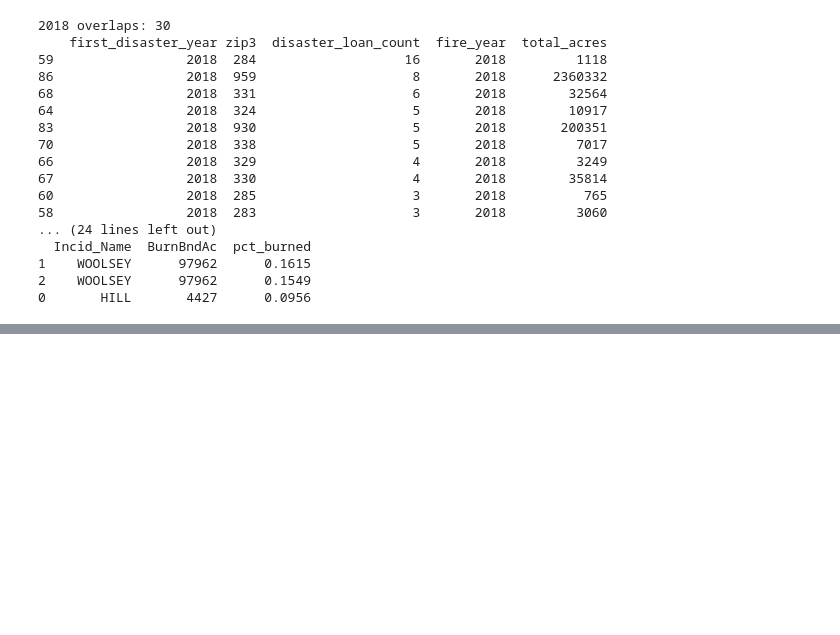
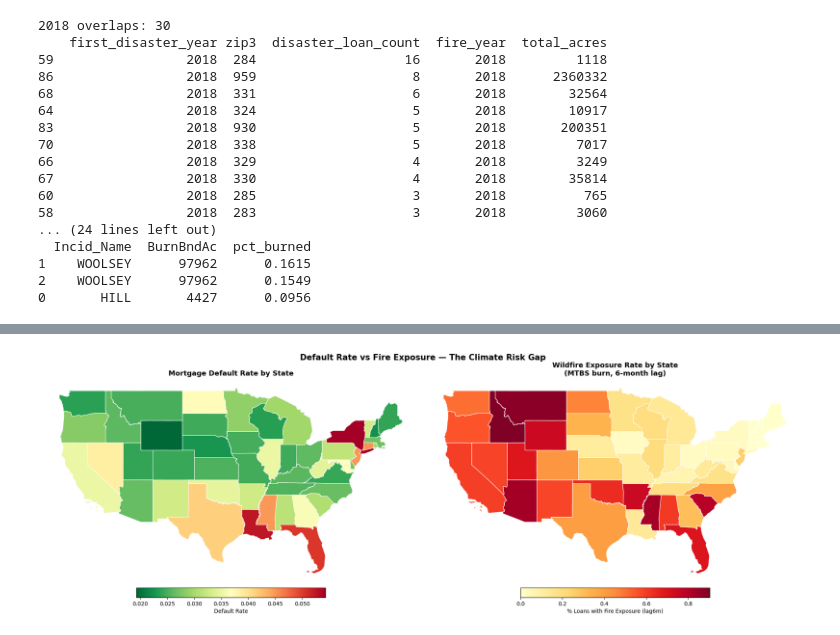
Before and after one commit to suryasridhar/quantifying-climate-risk-mortgages, a Jupyter notebook: climate_mortgage_risk.ipynb, the cells around one changed output, grey strips where cells are left out. Drawn from its saved outputs; the diff is of its cells as text; code cells hidden in the pictures; blank space fills up the shorter version.

```diff
--- a/climate_mortgage_risk.ipynb
+++ b/climate_mortgage_risk.ipynb
@@ -1677,0 +1731,50 @@ for _, row in overlap_2018.head(5).iterrows():
+# %%
+# Fire exposure rate by state
+fire_exposure_by_state = (
+    loan_level.groupby('state_orig')
+    .apply(lambda x: (x['max_pct_burned_lag6m'] > 0).mean())
+    .reset_index()
+    .rename(columns={'state_orig': 'state', 0: 'pct_fire_exposed'})
+)
+
+states_gdf2 = gpd.read_file(
+    'https://www2.census.gov/geo/tiger/TIGER2023/STATE/tl_2023_us_state.zip'
+)
+states_gdf2 = states_gdf2.merge(
+    fire_exposure_by_state, left_on='STUSPS', right_on='state', how='left'
+)
+conus2 = states_gdf2[~states_gdf2['STUSPS'].isin([
+    'AK', 'HI', 'PR', 'VI', 'GU', 'MP', 'AS'
+])]
+
+fig, axes = plt.subplots(1, 2, figsize=(20, 7))
+
+conus.plot(
+    column='default_rate', ax=axes[0],
+    legend=True, cmap='RdYlGn_r',
+    missing_kwds={'color': 'lightgrey'},
+    legend_kwds={'label': 'Default Rate',
+                 'orientation': 'horizontal', 'shrink': 0.5, 'pad': 0.02},
+    edgecolor='white', linewidth=0.8
+)
+axes[0].set_title('Mortgage Default Rate by State', fontsize=13, fontweight='bold')
+axes[0].axis('off')
+
+conus2.plot(
+    column='pct_fire_exposed', ax=axes[1],
+    legend=True, cmap='YlOrRd',
+    missing_kwds={'color': 'lightgrey'},
+    legend_kwds={'label': '% Loans with Fire Exposure (lag6m)',
+                 'orientation': 'horizontal', 'shrink': 0.5, 'pad': 0.02},
+    edgecolor='white', linewidth=0.8
+)
+axes[1].set_title('Wildfire Exposure Rate by State\n(MTBS burn, 6-month lag)',
+                  fontsize=13, fontweight='bold')
+axes[1].axis('off')
+
+plt.suptitle('Default Rate vs Fire Exposure — The Climate Risk Gap',
+             fontsize=15, fontweight='bold', y=1.02)
+plt.tight_layout()
+plt.show()
+# %% [output]
+[figure, added]
```
Also changed, not shown: parts of 3 cells of this notebook.
